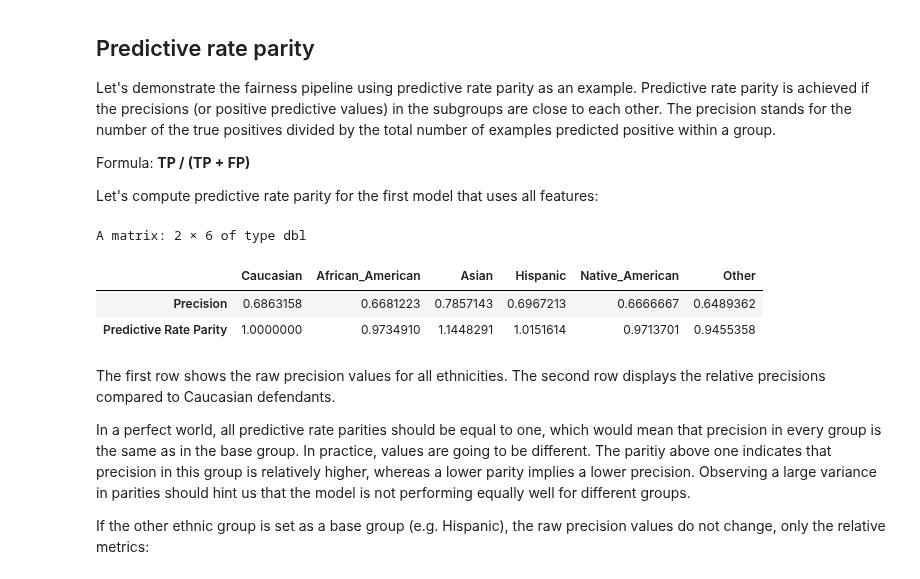
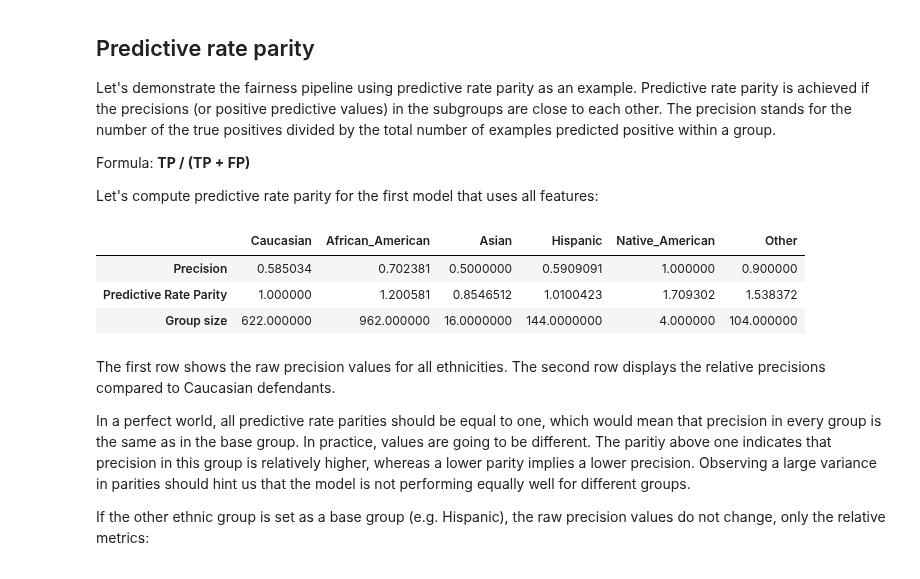
Before and after one commit to kozodoi/website, a Jupyter notebook: _notebooks/2020-05-01-fairness-tutorial.ipynb, the cells around one changed output. Saved outputs shown, nothing was run; the diff lists cells and outputs as text; code cells hidden in the pictures.

```diff
--- a/_notebooks/2020-05-01-fairness-tutorial.ipynb
+++ b/_notebooks/2020-05-01-fairness-tutorial.ipynb
@@ -175,3 +168,5 @@ When working with probabilistic predictions, some metrics also require a cutoff
+# %%
+df_valid$Two_yr_Recidivism_01 <- ifelse(df_valid$Two_yr_Recidivism == 'yes', 1, 0)
 # %% [markdown]
 # 6. Computing fairness metrics
 
@@ -183,20 +178,19 @@ Formula: **TP / (TP + FP)**
 
 Let's compute predictive rate parity for the first model that uses all features:
 # %%
-#collapse-show
 res1 <- pred_rate_parity(data         = df_valid,
-                         outcome      = 'Two_yr_Recidivism',
+                         outcome      = 'Two_yr_Recidivism_01',
+                         outcome_base = '0',
                          group        = 'ethnicity',
                          probs        = 'prob_1',
-                         preds_levels = c('no','yes'),
                          cutoff       = 0.5,
                          base         = 'Caucasian')
 res1$Metric
 # %% [output]
-A matrix: 2 × 6 of type dbl
 |  | Caucasian | African_American | Asian | Hispanic | Native_American | Other |
-| Precision | 0.6863158 | 0.6681223 | 0.7857143 | 0.6967213 | 0.6666667 | 0.6489362 |
-| Predictive Rate Parity | 1.0000000 | 0.9734910 | 1.1448291 | 1.0151614 | 0.9713701 | 0.9455358 |
+| Precision | 0.585034 | 0.702381 | 0.5000000 | 0.5909091 | 1.000000 | 0.900000 |
+| Predictive Rate Parity | 1.000000 | 1.200581 | 0.8546512 | 1.0100423 | 1.709302 | 1.538372 |
+| Group size | 622.000000 | 962.000000 | 16.0000000 | 144.0000000 | 4.000000 | 104.000000 |
 # %% [markdown]
 The first row shows the raw precision values for all ethnicities. The second row displays the relative precisions compared to Caucasian defendants.
 
```
Also changed, not shown: parts of 39 cells of this notebook.
